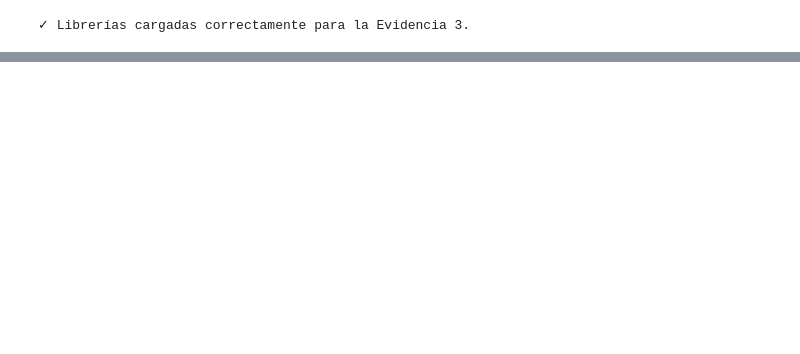
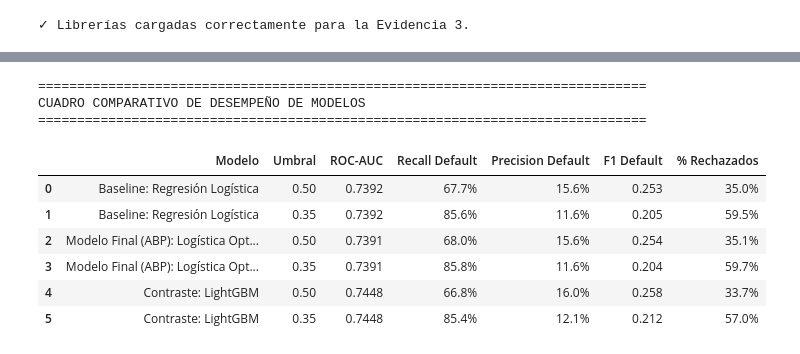
Before and after one commit to LuciaVerdu/Proyecto-Prediccion-de-incumplimiento-crediticio, a Jupyter notebook: Grupo_7_Modulo_Analista.ipynb, the cells around one changed output, grey strips where cells are left out. Cells and saved outputs as stored; diff of their text form; code cells hidden in the pictures; blank space fills up the shorter version.

```diff
--- a/Grupo_7_Modulo_Analista.ipynb
+++ b/Grupo_7_Modulo_Analista.ipynb
@@ -3005,0 +3218,39 @@ Realizar auditorías periódicas de equidad en las variables demográficas para
+# %%
+from sklearn.metrics import roc_auc_score, accuracy_score, recall_score, precision_score, f1_score
+
+modelos = {
+    'Baseline: Regresión Logística': y_pred_proba,
+    'Modelo Final (ABP): Logística Optimizada': y_pred_proba_abp,
+    'Contraste: LightGBM': y_pred_proba_lgb,
+}
+
+filas = []
+for nombre, proba in modelos.items():
+    for umbral in [0.50, 0.35]:
+        pred = (proba >= umbral).astype(int)
+        filas.append({
+            'Modelo': nombre,
+            'Umbral': umbral,
+            'ROC-AUC': round(roc_auc_score(y_test, proba), 4),
+            'Recall Default': f"{recall_score(y_test, pred):.1%}",
+            'Precision Default': f"{precision_score(y_test, pred):.1%}",
+            'F1 Default': round(f1_score(y_test, pred), 3),
+            '% Rechazados': f"{pred.mean():.1%}",
+        })
+
+df_comparativo_dinamico = pd.DataFrame(filas)
+print("=" * 78)
+print("CUADRO COMPARATIVO DE DESEMPEÑO DE MODELOS")
+print("=" * 78)
+display(df_comparativo_dinamico)
+# %% [output]
+==============================================================================
+CUADRO COMPARATIVO DE DESEMPEÑO DE MODELOS
+==============================================================================
+|  | Modelo | Umbral | ROC-AUC | Recall Default | Precision Default | F1 Default | % Rechazados |
+| 0 | Baseline: Regresión Logística | 0.50 | 0.7392 | 67.7% | 15.6% | 0.253 | 35.0% |
+| 1 | Baseline: Regresión Logística | 0.35 | 0.7392 | 85.6% | 11.6% | 0.205 | 59.5% |
+| 2 | Modelo Final (ABP): Logística Opt... | 0.50 | 0.7391 | 68.0% | 15.6% | 0.254 | 35.1% |
+| 3 | Modelo Final (ABP): Logística Opt... | 0.35 | 0.7391 | 85.8% | 11.6% | 0.204 | 59.7% |
+| 4 | Contraste: LightGBM | 0.50 | 0.7448 | 66.8% | 16.0% | 0.258 | 33.7% |
+| 5 | Contraste: LightGBM | 0.35 | 0.7448 | 85.4% | 12.1% | 0.212 | 57.0% |
```
Also changed, not shown: parts of 67 cells of this notebook.
